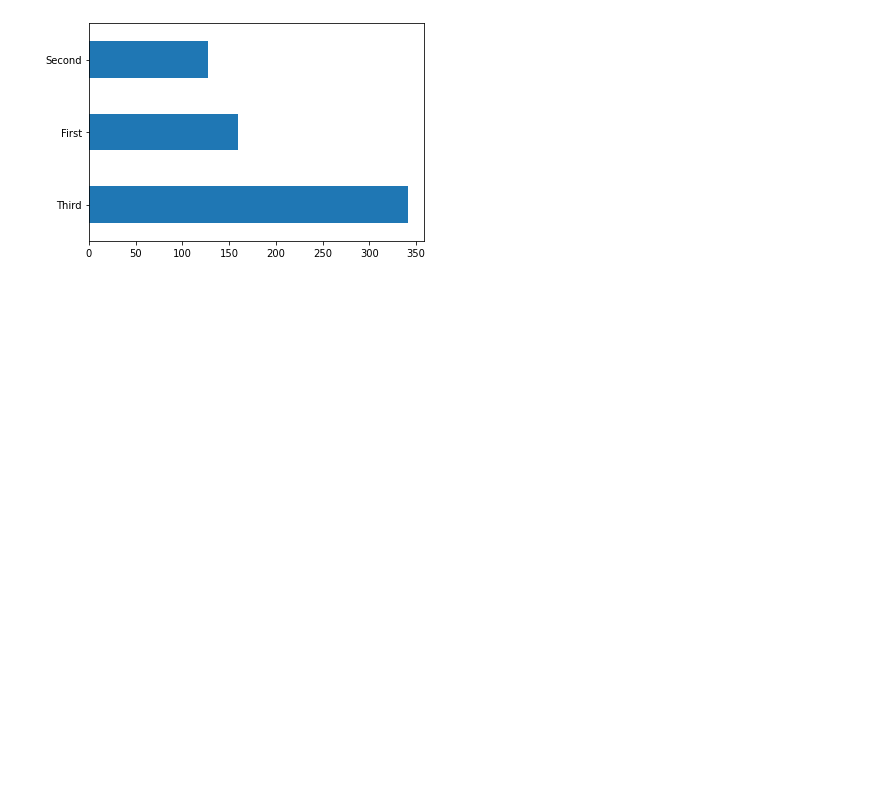
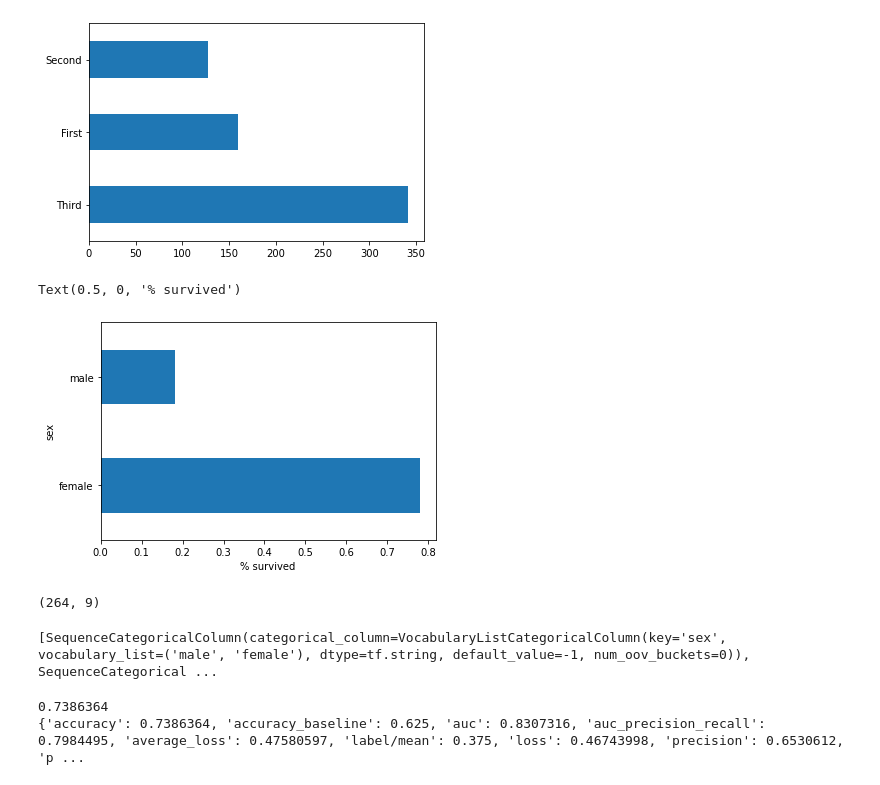
Before and after one commit to bc0de0/LinearRegression, a Jupyter notebook: LinearRegression.ipynb, the cells around one changed output. Drawn from its saved outputs; the diff is of its cells as text; code cells hidden in the pictures; blank space fills up the shorter version.

```diff
--- a/LinearRegression.ipynb
+++ b/LinearRegression.ipynb
@@ -101,3 +101,51 @@ dftrain['class'].value_counts().plot(kind='barh')
 # %% [output]
 <matplotlib.axes._subplots.AxesSubplot at 0x...>
 [figure]
+# %%
+pd.concat([dftrain, y_train], axis=1).groupby('sex').survived.mean().plot(kind='barh').set_xlabel('% survived')
+# %% [output]
+Text(0.5, 0, '% survived')
+[figure, added]
+# %%
+dfeval.shape
+# %% [output]
+(264, 9)
+# %%
+CATAGORICAL_COLUMNS = ['sex', 'n_siblings_spouses', 'parch', 'class', 'deck', 'embark_town', 'alone']
+NUMERIC_COLUMNS = ['age', 'fare']
+
+feature_columns = []
+
+for feature_name in CATAGORICAL_COLUMNS:
+  vocabulary = dftrain[feature_name].unique()
+  feature_columns.append(tf.feature_column.sequence_categorical_column_with_vocabulary_list(feature_name, vocabulary))
+
+for feature_name in NUMERIC_COLUMNS:
+  feature_columns.append(tf.feature_column.numeric_column(feature_name, dtype=tf.int32))
+
+print(feature_columns)
+# %% [output]
+[SequenceCategoricalColumn(categorical_column=VocabularyListCategoricalColumn(key='sex', vocabulary_list=('male', 'female'), dtype=tf.string, default_value=-1, num_oov_buckets=0)), SequenceCategorical ...
+# %%
+from numpy.ma.core import outer
+def make_input_fn(data_df, label_df, num_epochs=10, shuffle=True, batch_size=32):
+  def input_function():
+    ds = tf.data.Dataset.from_tensor_slices((dict(data_df), label_df))
+    if shuffle:
+      ds = ds.shuffle(1000)
+    ds = ds.batch(batch_size).repeat(num_epochs)
+    return ds
+  return input_function
+
+train_input_function = make_input_fn(dftrain, y_train)
+eval_input_function = make_input_fn(dfeval, y_eval, num_epochs=1, shuffle=False)
+
+linear_est = tf.estimator.LinearClassifier(feature_columns = feature_columns)
+
+linear_est.train(train_input_function)
+result = linear_est.evaluate(eval_input_function)
+clear_output()
+print(result['accuracy'])
+# %% [output]
+0.7386364
+{'accuracy': 0.7386364, 'accuracy_baseline': 0.625, 'auc': 0.8307316, 'auc_precision_recall': 0.7984495, 'average_loss': 0.47580597, 'label/mean': 0.375, 'loss': 0.46743998, 'precision': 0.6530612, 'p ...
```
Also changed, not shown: parts of 5 cells of this notebook.
